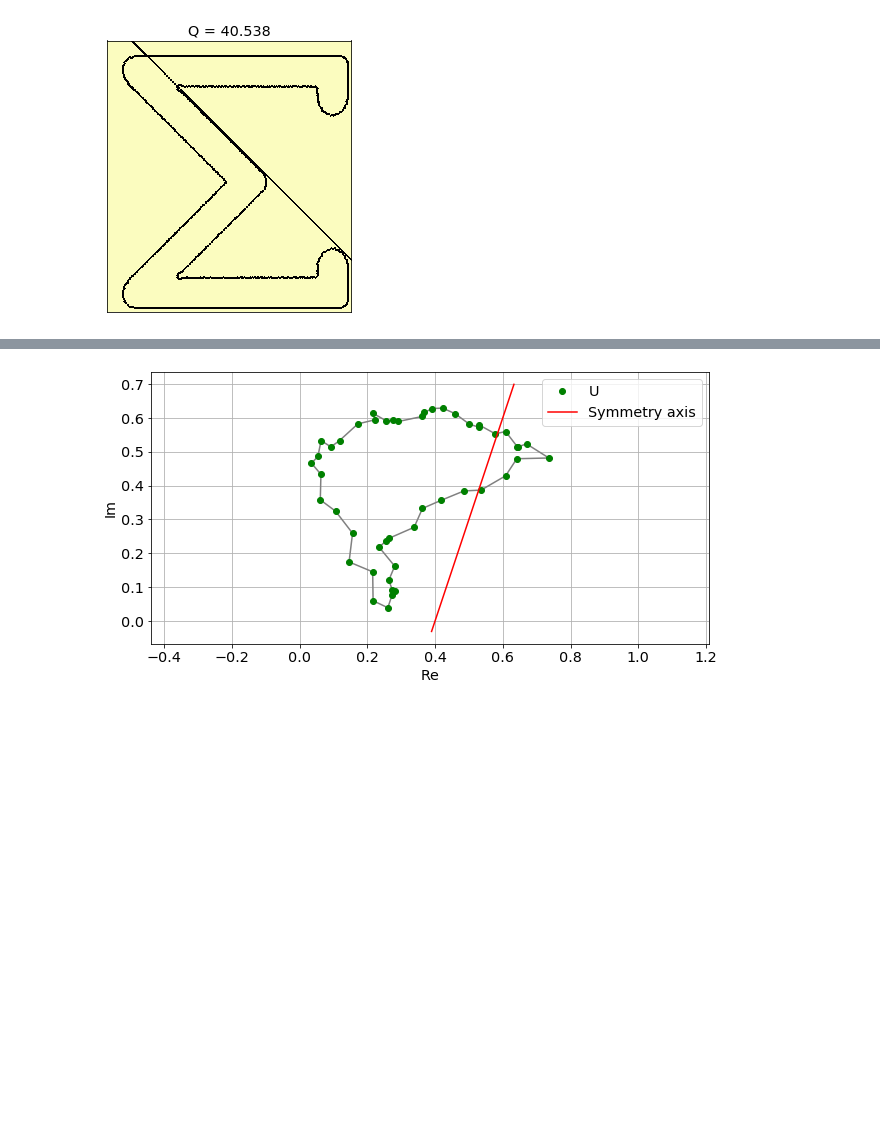
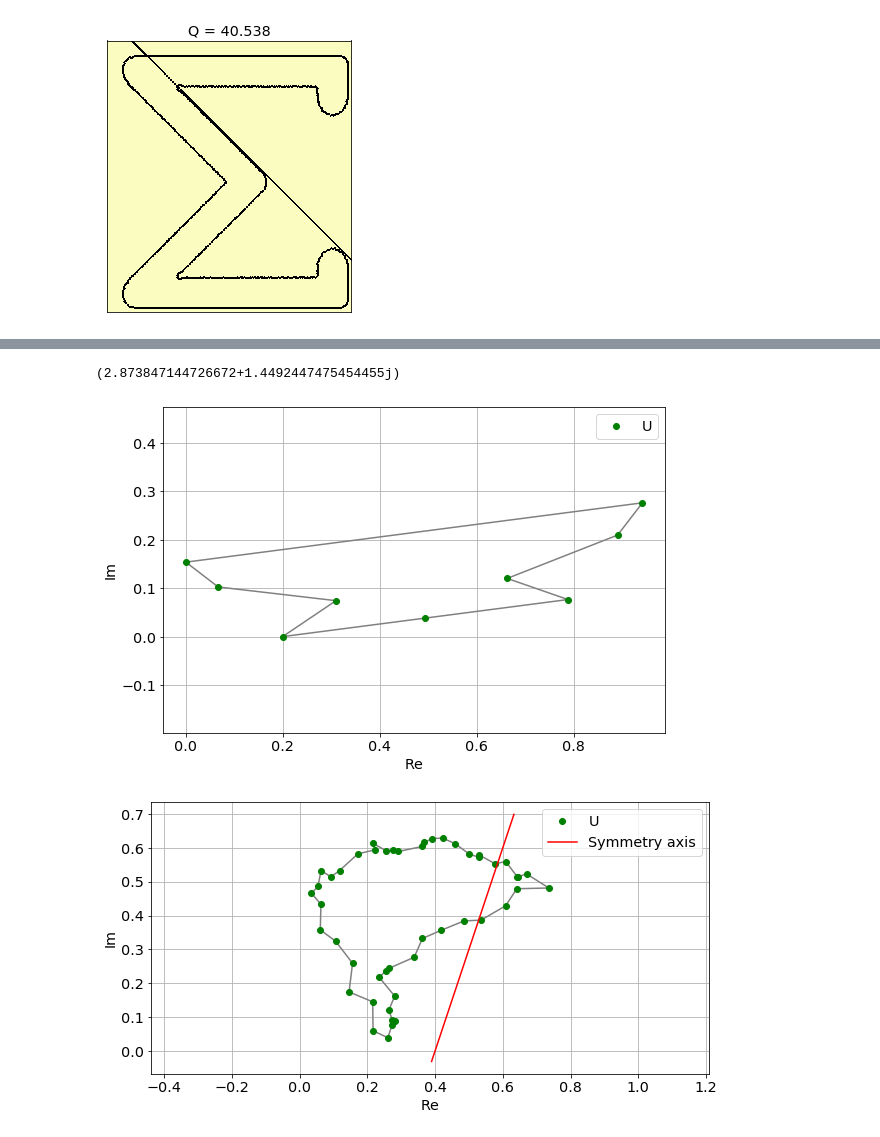
Before and after one commit to 1alexandra/mirror-symmetry, a Jupyter notebook: sym.ipynb, the cells around one changed output, grey strips where cells are left out. Saved outputs shown, nothing was run; the diff lists cells and outputs as text; code cells hidden in the pictures; blank space fills up the shorter version.

```diff
--- a/sym.ipynb
+++ b/sym.ipynb
@@ -45,3 +78,13 @@ imp.reload(zhu_symmetry)
+# %%
+p
+# %% [output]
+(2.873847144726672+1.4492447475454455j)
+# %%
+u_p, vec, scale = zhu_contour.preprocess(u, 0)
+zhu_draw.contour('plt', u_p)
+plt.show()
+# %% [output]
+[figure, added]
 # %%
 u = np.array([1+5j, 3+1j, 3+3j, 7+5j, 5+6j, 3+6j])
 u_m, *_ = zhu_contour.preprocess(u,3)
```
Also changed, not shown: parts of 6 cells of this notebook, 4 other files.
